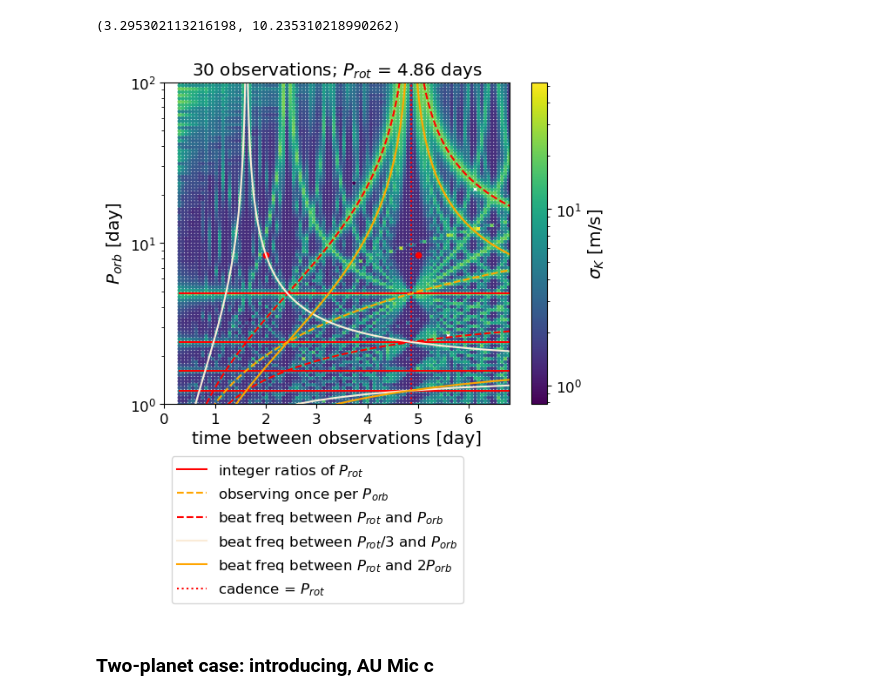
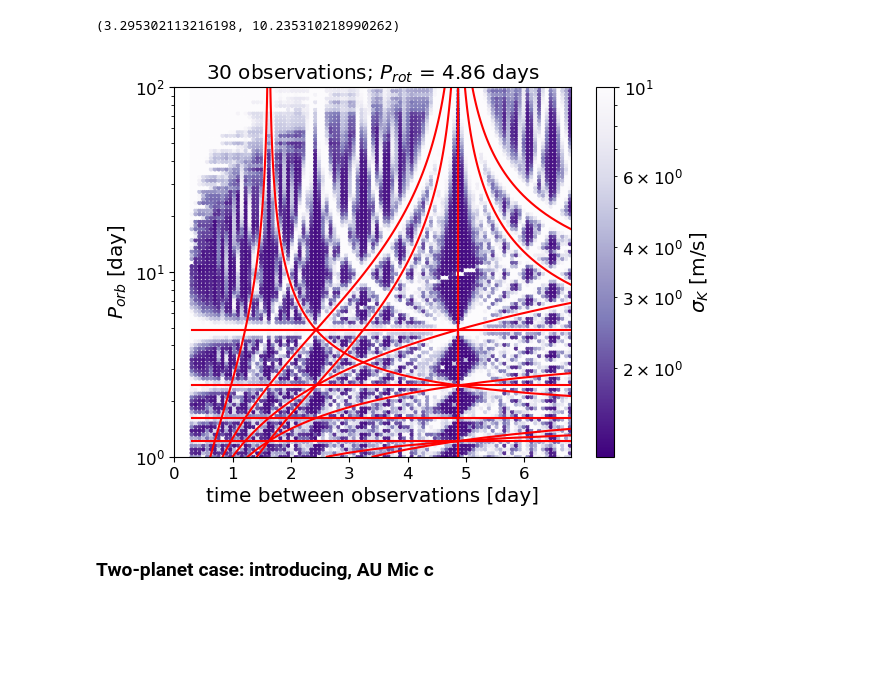
Before and after one commit to exoclam/gaspery, a Jupyter notebook: notebooks/au-mic.ipynb, the cells around one changed output. Cells and saved outputs as stored; diff of their text form; code cells hidden in the pictures; blank space fills up the shorter version.

Commit message:
added back lines to guide the eye for circus tent plot; added a check for strats in quadrature; I guess some last touches on the white noise wiggles?

```diff
--- a/notebooks/au-mic.ipynb
+++ b/notebooks/au-mic.ipynb
@@ -2092,45 +2092,45 @@ t1s_plus[50], periods[50]
 (3.295302113216198, 10.235310218990262)
 # %%
 x, y = np.meshgrid(cadences, periods)
-plt.scatter(x, y, c=sigma_ks/100, s=5, norm=matplotlib.colors.LogNorm()) # vmin=0.05*K, vmax=10*K
+plt.scatter(x, y, c=sigma_ks/100, s=5, cmap='Purples_r',norm=matplotlib.colors.LogNorm(vmax=10)) # vmin=0.05*K, vmax=10*K
 cbar = plt.colorbar()
 cbar.ax.set_ylabel(r"$\sigma_K$ [m/s]")
 plt.xlabel("time between observations [day]")
 plt.ylabel("$P_{orb}$ [day]")
 plt.ylim([1, 100])
 plt.xlim([0, 6.8])
 plt.yscale('log')
 plt.title(f"{n_obs} observations; " + r"$P_{rot}$ = " + f"{Prot} days")
 
-plt.plot(cadences, np.ones(len(cadences))*Prot, color='red', label='integer ratios of $P_{rot}$')
-plt.plot(cadences, np.ones(len(cadences))*Prot/2, color='red')
-plt.plot(cadences, np.ones(len(cadences))*Prot/3, color='red')
-plt.plot(cadences, np.ones(len(cadences))*Prot/4, color='red')
 
-plt.plot(cadences, cadences, color='orange', linestyle='--', label='observing once per $P_{orb}$')
+plt.plot(cadences, np.ones(len(cadences))*Prot, color='red', linestyle='solid', label='integer ratios of $P_{rot}$')
+plt.plot(cadences, np.ones(len(cadences))*Prot/2, color='red', linestyle='solid')
+plt.plot(cadences, np.ones(len(cadences))*Prot/3, color='red', linestyle='solid')
+plt.plot(cadences, np.ones(len(cadences))*Prot/4, color='red', linestyle='solid')
 
-plt.plot(t1s_plus, periods, color='red', linestyle='dashed', label='beat freq between $P_{rot}$ and $P_{orb}$') # t3s_plus
-plt.plot(np.abs(t1s_minus), periods, color='red', linestyle='dashed')
+plt.plot(cadences, cadences, color='red', linestyle='solid', label='observing once per $P_{orb}$')
 
-plt.plot(t3s_plus, periods, color='antiquewhite', label='beat freq between $P_{rot}$/3 and $P_{orb}$') # t3s_plus
-plt.plot(np.abs(t3s_minus), periods, color='antiquewhite')
+plt.plot(t1s_plus, periods, color='red', linestyle='solid', label='beat freq between $P_{rot}$ and $P_{orb}$') # t3s_plus
+plt.plot(np.abs(t1s_minus), periods, color='red', linestyle='solid')
 
-plt.plot(t2s_plus_porb, periods, color='orange', label='beat freq between $P_{rot}$ and 2$P_{orb}$') # t3s_plus
-plt.plot(np.abs(t2s_minus_porb), periods, color='orange')
+plt.plot(t3s_plus, periods, color='red', linestyle='solid', label='beat freq between $P_{rot}$/3 and $P_{orb}$') # t3s_plus
+plt.plot(np.abs(t3s_minus), periods, linestyle='solid', color='red')
 
-plt.plot(np.ones(100)*4.86, np.linspace(1, 100, 100), color='red', linestyle='dotted', label='cadence = $P_{rot}$')
+plt.plot(t2s_plus_porb, periods, color='red', linestyle='solid', label='beat freq between $P_{rot}$ and 2$P_{orb}$') # t3s_plus
+plt.plot(np.abs(t2s_minus_porb), periods, color='red', linestyle='solid')
 
-plt.scatter(2, 8.46, s=20, c='red')
-plt.scatter(5, 8.46, s=20, c='red')
+plt.plot(np.ones(100)*4.86, np.linspace(1, 100, 100), color='red', linestyle='solid', label='cadence = $P_{rot}$')
+#plt.scatter(2, 8.46, s=20, c='red')
+#plt.scatter(5, 8.46, s=20, c='red')
 
-legend = plt.legend(bbox_to_anchor=(0, -0.07, 1, -0.07), loc="upper left", frameon = 1)
-frame = legend.get_frame()
+#legend = plt.legend(bbox_to_anchor=(0, -0.07, 1, -0.07), loc="upper left", frameon = 1)
+#frame = legend.get_frame()
 #frame.set_facecolor('antiquewhite')
 #plt.legend(bbox_to_anchor=(0, -0.07, 1, -0.07), loc="upper left")
-plt.savefig(path + 'plots/beat-freqs.png', format='png', bbox_inches='tight')
+plt.savefig(path + 'plots/beat-freqs-binary.png', format='png', bbox_inches='tight')
 plt.show()
 # %% [output]
-[figure, old version]
+[figure, new version]
 # %% [markdown]
 ### Two-planet case: introducing, AU Mic c
 # %%
```
Also changed, not shown: parts of 2 cells of this notebook, 3 other files.
